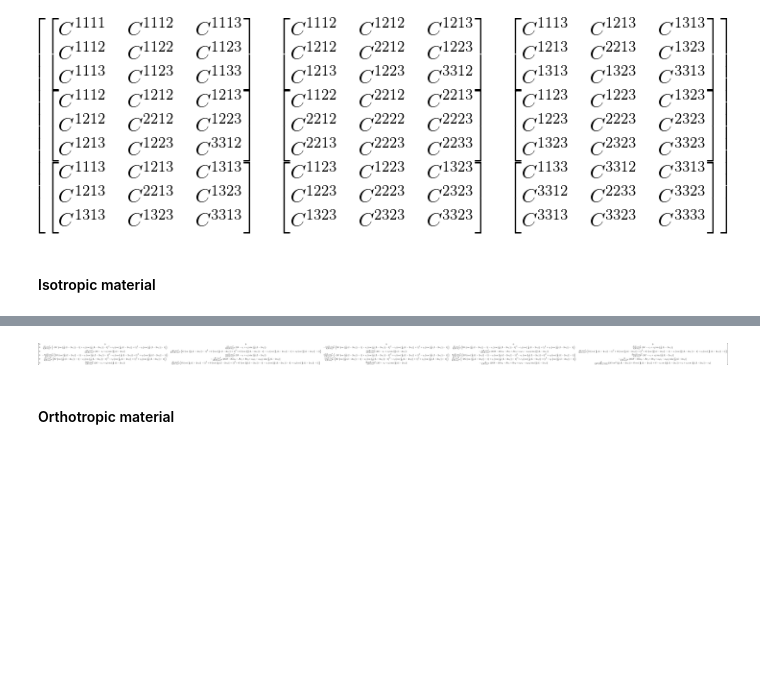
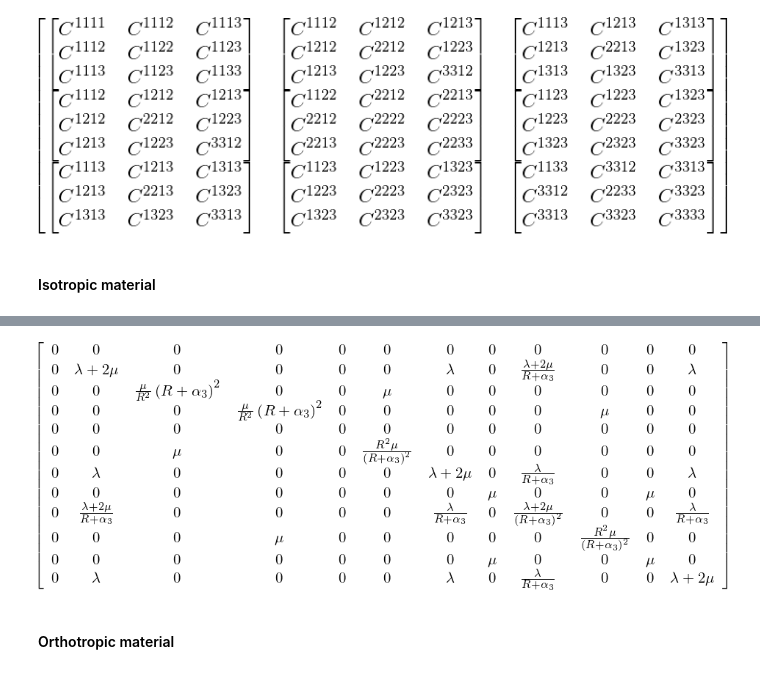
Before and after one commit to tarashor/vibrations, a Jupyter notebook: py2/All geometries.ipynb, the cells around one changed output, grey strips where cells are left out. Saved outputs shown, nothing was run; the diff lists cells and outputs as text; code cells hidden in the pictures; blank space fills up the shorter version.

```diff
--- a/py2/All geometries.ipynb
+++ b/py2/All geometries.ipynb
@@ -436,20 +436,20 @@ u^3 \\
 $
 # %%
 B = zeros(9, 12)
-B[0,1] = (1-alpha3/R)**2
-B[0,8] = -(1-alpha3/R)/R
+B[0,1] = (1+alpha3/R)**2
+B[0,8] = (1+alpha3/R)/R
 
-B[1,2] = (1-alpha3/R)**2
+B[1,2] = (1+alpha3/R)**2
 
-B[2,0] = -(1-alpha3/R)/R
-B[2,3] = (1-alpha3/R)**2
+B[2,0] = (1+alpha3/R)/R
+B[2,3] = (1+alpha3/R)**2
 
 B[3,5] = S(1)
 B[4,6] = S(1)
 B[5,7] = S(1)
 
 B[6,9] = S(1)
-B[6,0] = (1-alpha3/R)/R
+B[6,0] = -(1+alpha3/R)/R
 B[7,10] = S(1)
 B[8,11] = S(1)
 
@@ -590,21 +596,21 @@ C_isotropic = MutableDenseNDimArray.zeros(3, 3, 3, 3)
 
 C_isotropic_matrix = zeros(6)
 
+mu = Symbol('mu')
+la = Symbol('lambda')
+
 for s in range(6):
     for t in range(s, 6):
         if (s < 3 and t < 3):
             if(t != s):
-                el = Symbol('c2')
-                C_isotropic_matrix[s,t] = el
-                C_isotropic_matrix[t,s] = el
+                C_isotropic_matrix[s,t] = la
+                C_isotropic_matrix[t,s] = la
             else:
-                el = Symbol('c1')
-                C_isotropic_matrix[s,t] = el
-                C_isotropic_matrix[t,s] = el
+                C_isotropic_matrix[s,t] = 2*mu+la
+                C_isotropic_matrix[t,s] = 2*mu+la
         elif (s == t):
-            el = Symbol('G')
-            C_isotropic_matrix[s,t] = el
-            C_isotropic_matrix[t,s] = el
+            C_isotropic_matrix[s,t] = mu
+            C_isotropic_matrix[t,s] = mu
 
 for s in range(6):
     for t in range(s, 6):
@@ -663,6 +669,6 @@ C_isotropic_matrix_alpha
 # %%
-S = Q.T*C_isotropic_matrix_alpha*Q
-S = simplify(trigsimp(S))
-S
+St = Q.T*C_isotropic_matrix_alpha*Q
+St = simplify(trigsimp(St))
+St
 # %% [output]
-[figure, old version]
+[figure, new version]
```
Also changed, not shown: parts of 30 cells of this notebook.
